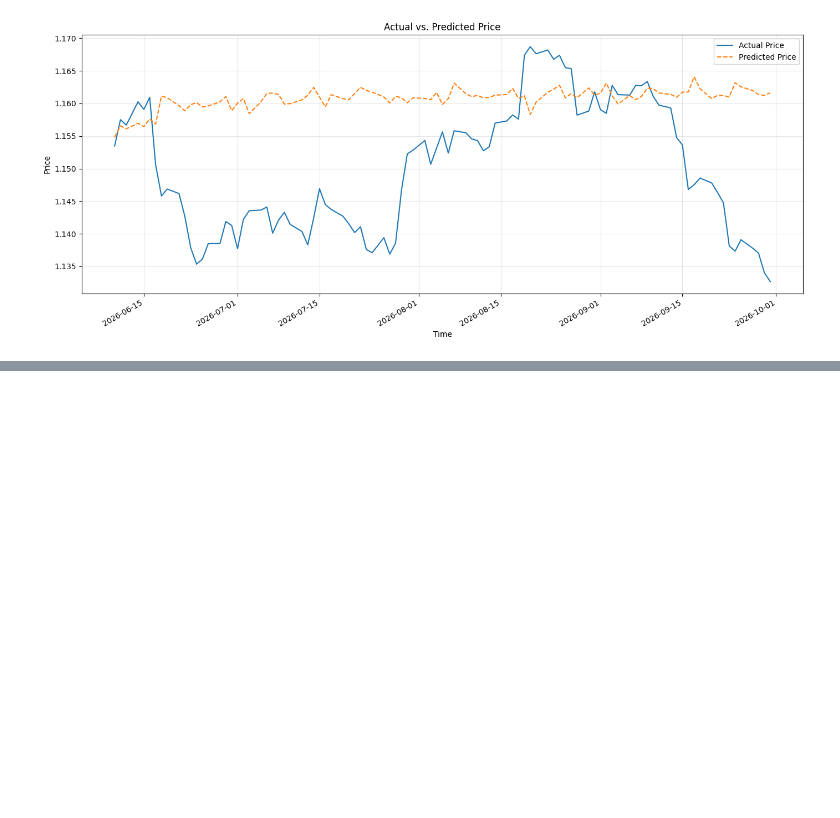
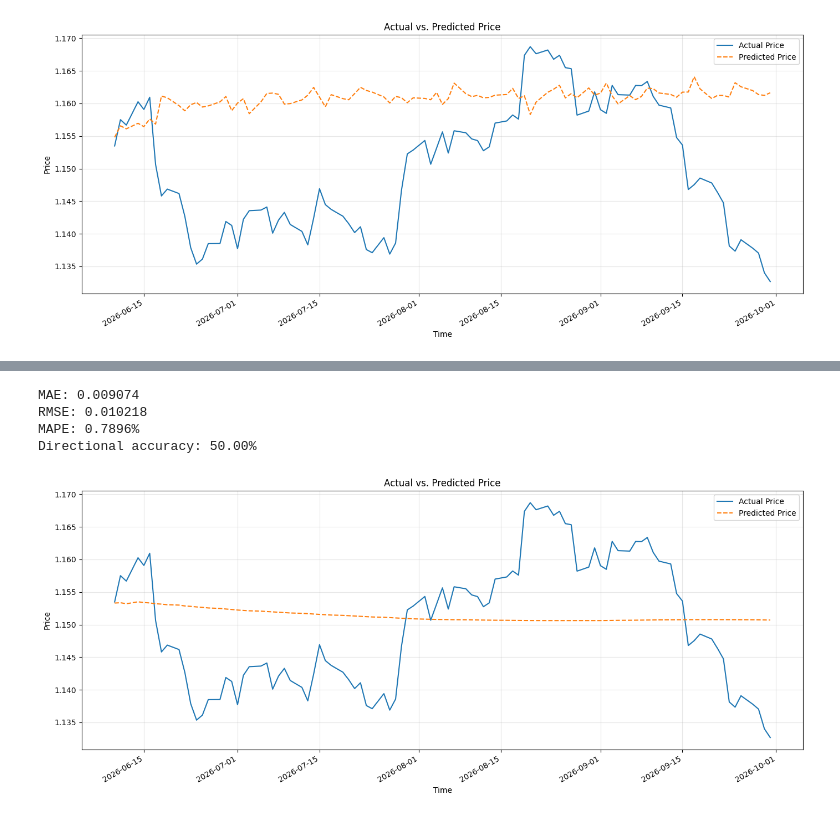
Before and after one commit to christiantommasi/public_tommasi_portfolio, a Jupyter notebook: 5_pipeline_financial_market/public_project.ipynb, the cells around one changed output, grey strips where cells are left out. Saved outputs shown, nothing was run; the diff lists cells and outputs as text; code cells hidden in the pictures; blank space fills up the shorter version.

```diff
--- a/5_pipeline_financial_market/public_project.ipynb
+++ b/5_pipeline_financial_market/public_project.ipynb
@@ -1755,0 +1812,42 @@ compare_forecast_plot(compare_df_basemodel_eurcad);
+# %%
+model_change_eurcad = SARIMAX(
+    endog=y_train_change,
+    exog=X_train_change,
+    order=(1, 0, 1),
+    seasonal_order=(1, 1, 1, 7)
+)
+# %%
+model_change_fit_eurcad = model_change_eurcad.fit(disp=False)
+# %%
+forecast_change = model_change_fit_eurcad.forecast(
+    steps=len(y_test_change),
+    exog=X_test_change
+)
+# %%
+# Get the last closing price from the training period
+last_train_close = eurcad_macro.loc[
+    y_train_change.index[-1], "close"
+]
+
+# Convert predicted changes to a NumPy array
+predicted_changes = forecast_change.to_numpy()
+
+# Reconstruct closing prices using cumulative predicted changes
+predicted_close = pd.Series(
+    last_train_close + np.cumsum(predicted_changes),
+    index=y_test_change.index,
+    name="predicted"
+)
+
+# Get actual closing prices
+actual_close = eurcad_macro.loc[
+    y_test_change.index, "close"
+].rename("actual")
+
+# Compare actual and predicted prices
+df_change_comparison = pd.concat(
+    [actual_close, predicted_close],
+    axis=1
+)
+
+print(df_change_comparison.isna().sum())
@@ -1755,0 +1875,32 @@ compare_forecast_plot(compare_df_basemodel_eurcad);
+# %%
+# Separate actual and predicted closing prices
+actual = df_change_comparison["actual"]
+predicted = df_change_comparison["predicted"]
+
+# Calculate evaluation metrics
+mae = mean_absolute_error(actual, predicted)
+rmse = np.sqrt(mean_squared_error(actual, predicted))
+mape = np.mean(np.abs((actual - predicted) / actual)) * 100
+
+# Calculate directional accuracy
+actual_direction = np.sign(actual.diff().dropna())
+predicted_direction = np.sign(predicted.diff().dropna())
+
+directional_accuracy = np.mean(
+    actual_direction.to_numpy() == predicted_direction.to_numpy()
+) * 100
+
+# Display results
+print(f"MAE: {mae:.6f}")
+print(f"RMSE: {rmse:.6f}")
+print(f"MAPE: {mape:.4f}%")
+print(f"Directional accuracy: {directional_accuracy:.2f}%")
+# %% [output]
+MAE: 0.009074
+RMSE: 0.010218
+MAPE: 0.7896%
+Directional accuracy: 50.00%
+# %%
+compare_forecast_plot(df_change_comparison);
+# %% [output]
+[figure, added]
```
Also changed, not shown: parts of 4 cells of this notebook.
